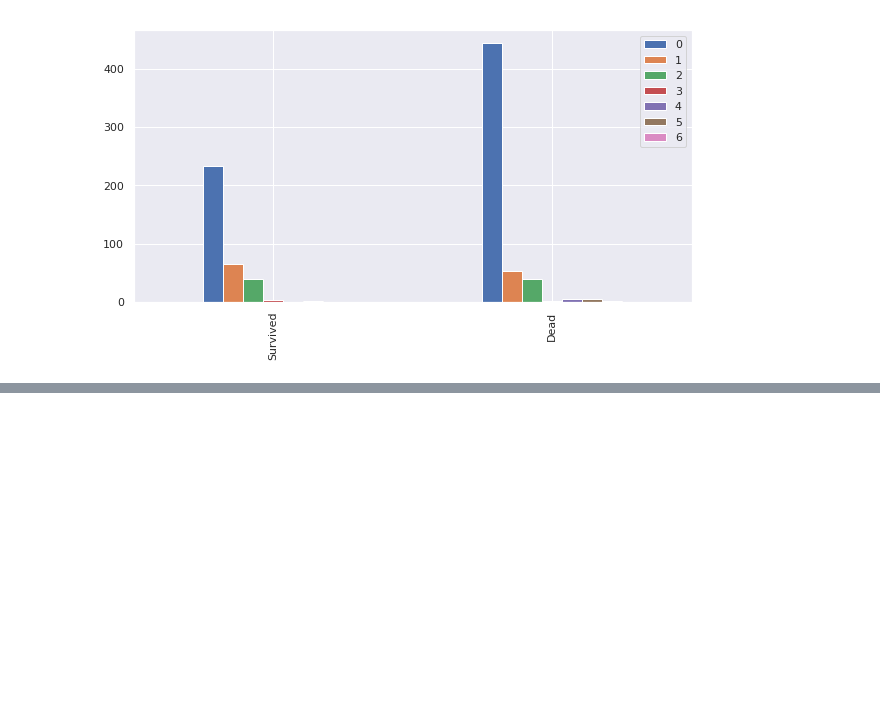
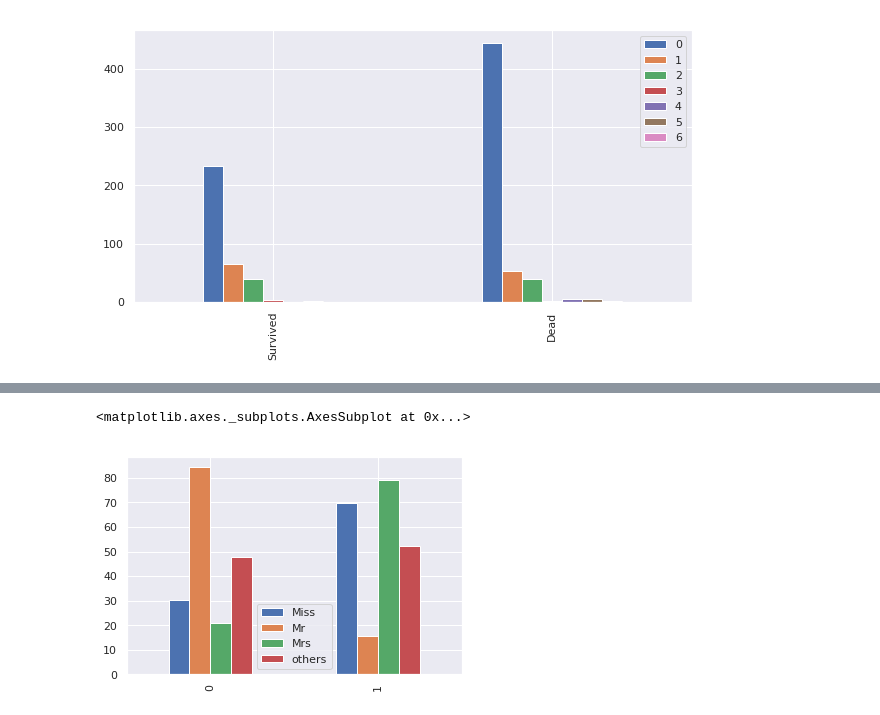
Before and after one commit to SkinkaDS/Titanic, a Jupyter notebook: thaynnara/titanic.ipynb, the cells around one changed output, grey strips where cells are left out. Saved outputs shown, nothing was run; the diff lists cells and outputs as text; code cells hidden in the pictures; blank space fills up the shorter version.

```diff
--- a/thaynnara/titanic.ipynb
+++ b/thaynnara/titanic.ipynb
@@ -240,0 +245,5 @@ bar_chart("Parch", False)
+# %%
+dataFrame_test_data = [dataFrame, test]
+
+for dataset in dataFrame_test_data:
+    dataset["Title"] = dataset.Name.str.extract(" ([A-Za-z]+)\.", expand=False)
@@ -240,0 +284,14 @@ bar_chart("Parch", False)
+# %%
+for dataset in dataFrame_test_data:
+    title_map = {}
+    for title in dataset["Title"]:
+
+        if (title == "Mr"):
+            title_map["Mr"] = 0
+        elif (title == "Miss"):
+            title_map["Miss"] = 1
+        elif (title == "Mrs"):
+            title_map["Mrs"] = 2
+        else:
+            title_map[title] = 3
+    dataset.Title = dataset.Title.map(title_map)
@@ -240,0 +323,17 @@ bar_chart("Parch", False)
+# %%
+# percent values of the people according with theirs titles
+def percent2(valor):
+    return (valor * 100)
+
+def normalizeTitle(title):
+    return (dataFrame[dataFrame.Title == title]["Survived"].value_counts(normalize=True).apply(percent2))
+
+df = pandas.DataFrame({"Mr" : normalizeTitle(0),
+                      "Miss" : normalizeTitle(1),
+                      "Mrs" : normalizeTitle(2),
+                      "others" : normalizeTitle(3)})
+
+df.plot(kind="bar")
+# %% [output]
+<matplotlib.axes._subplots.AxesSubplot at 0x...>
+[figure, added]
```
Also changed, not shown: parts of 7 cells of this notebook.
